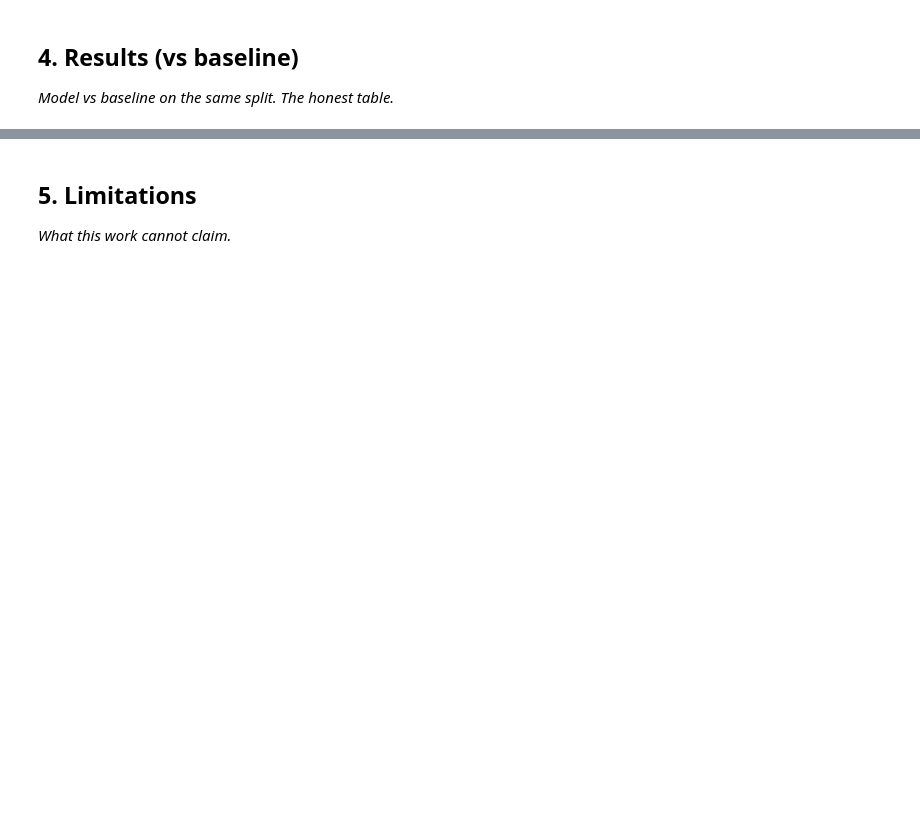
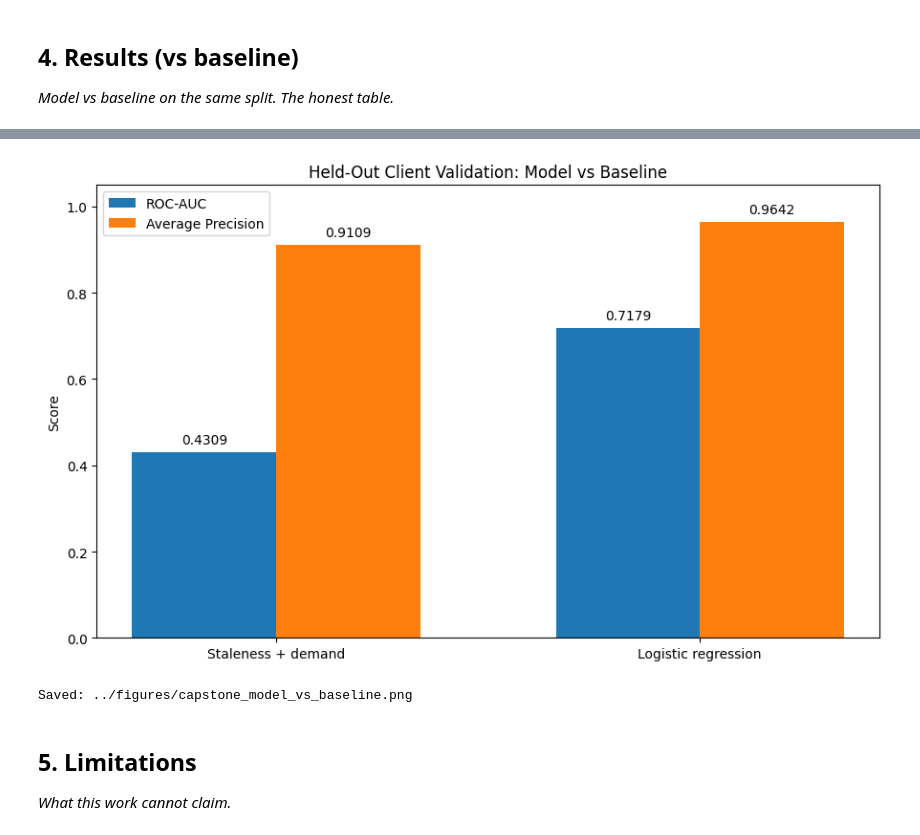
Before and after one commit to Veduisback/flyrank-ml-internship-starter, a Jupyter notebook: work/notebooks/capstone.ipynb, the cells around one changed output, grey strips where cells are left out. Saved outputs shown, nothing was run; the diff lists cells and outputs as text; code cells hidden in the pictures; blank space fills up the shorter version.

Commit message:
capstone done

```diff
--- a/work/notebooks/capstone.ipynb
+++ b/work/notebooks/capstone.ipynb
@@ -25,3 +582,69 @@ This skeleton is yours to fill. Work the sections **in order** — each one has
+# %%
+# CAPSTONE — MODEL VS BASELINE FIGURE
+# ===================================
+
+import matplotlib.pyplot as plt
+from pathlib import Path
+import numpy as np
+
+Path("../figures").mkdir(parents=True, exist_ok=True)
+
+methods = ["Staleness + demand", "Logistic regression"]
+roc_auc = [0.4309, 0.7179]
+average_precision = [0.9109, 0.9642]
+
+x = np.arange(len(methods))
+width = 0.34
+
+fig, ax = plt.subplots(figsize=(9, 5.5))
+
+ax.bar(
+    x - width / 2,
+    roc_auc,
+    width,
+    label="ROC-AUC",
+)
+
+ax.bar(
+    x + width / 2,
+    average_precision,
+    width,
+    label="Average Precision",
+)
+
+ax.set_ylabel("Score")
+ax.set_title("Held-Out Client Validation: Model vs Baseline")
+ax.set_xticks(x)
+ax.set_xticklabels(methods)
+ax.set_ylim(0, 1.05)
+ax.legend()
+
+for i, value in enumerate(roc_auc):
+    ax.text(
+        i - width / 2,
+        value + 0.02,
+        f"{value:.4f}",
+        ha="center",
+    )
+
+for i, value in enumerate(average_precision):
+    ax.text(
+        i + width / 2,
+        value + 0.02,
+        f"{value:.4f}",
+        ha="center",
+    )
+
+fig.tight_layout()
+
+output_path = "../figures/capstone_model_vs_baseline.png"
+fig.savefig(output_path, dpi=180, bbox_inches="tight")
+plt.show()
+
+print(f"Saved: {output_path}")
+# %% [output]
+[figure, added]
+Saved: ../figures/capstone_model_vs_baseline.png
 # %% [markdown]
 ## 5. Limitations
 
```
Also changed, not shown: parts of 22 cells of this notebook.
